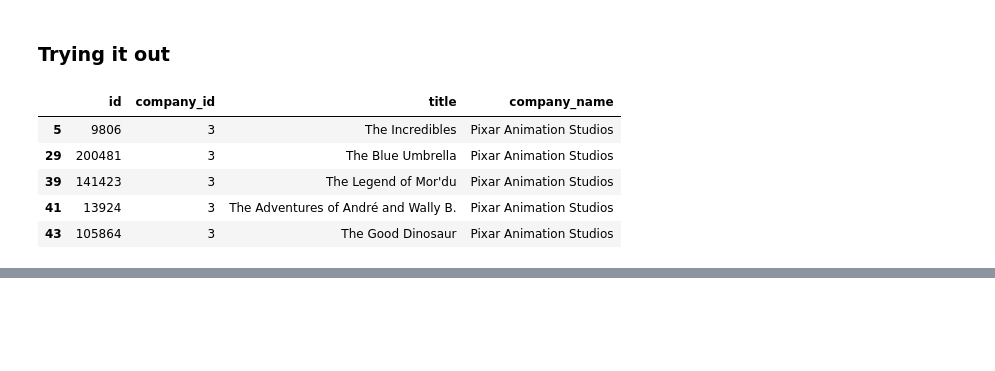
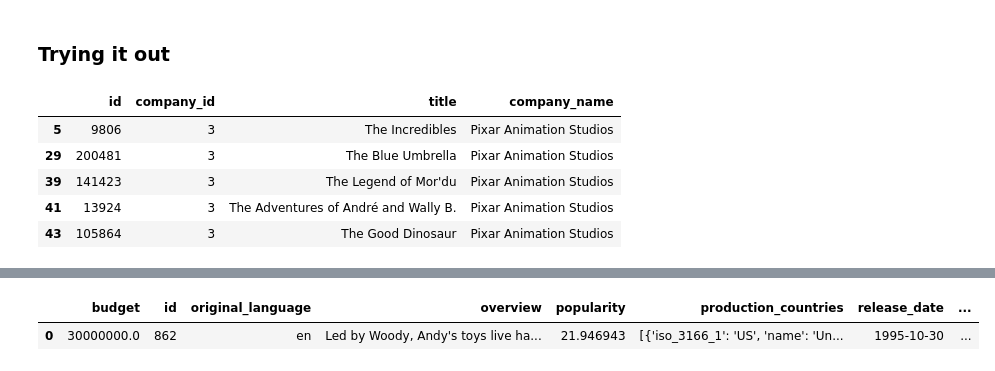
Before and after one commit to someonefrom93/PI_JUL, a Jupyter notebook: etl.ipynb, the cells around one changed output, grey strips where cells are left out. Saved outputs shown, nothing was run; the diff lists cells and outputs as text; code cells hidden in the pictures; blank space fills up the shorter version.

```diff
--- a/etl.ipynb
+++ b/etl.ipynb
@@ -741,0 +796,5 @@ company_demo.loc[(company_demo["title"].str.contains("The")) & (company_demo["co
+# %%
+movies_df.head(1)
+# %% [output]
+|  | budget | id | original_language | overview | popularity | production_countries | release_date | ... |
+| 0 | 30000000.0 | 862 | en | Led by Woody, Andy's toys live ha... | 21.946943 | [{'iso_3166_1': 'US', 'name': 'Un... | 1995-10-30 | ... |
```
Also changed, not shown: parts of 13 cells of this notebook.
